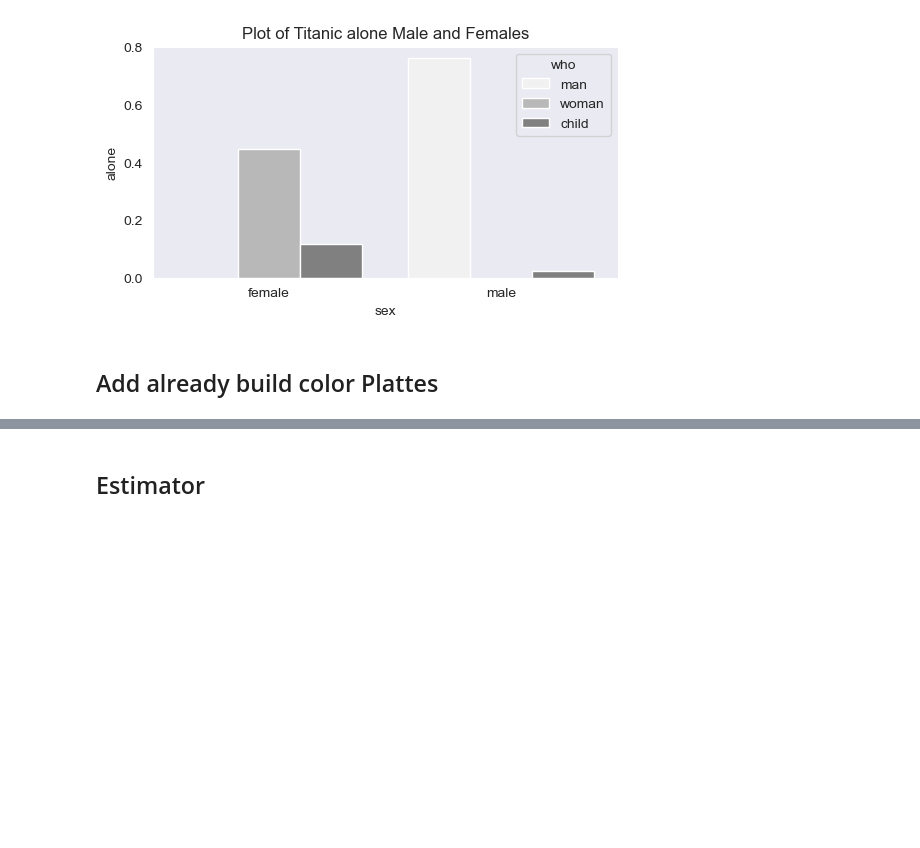
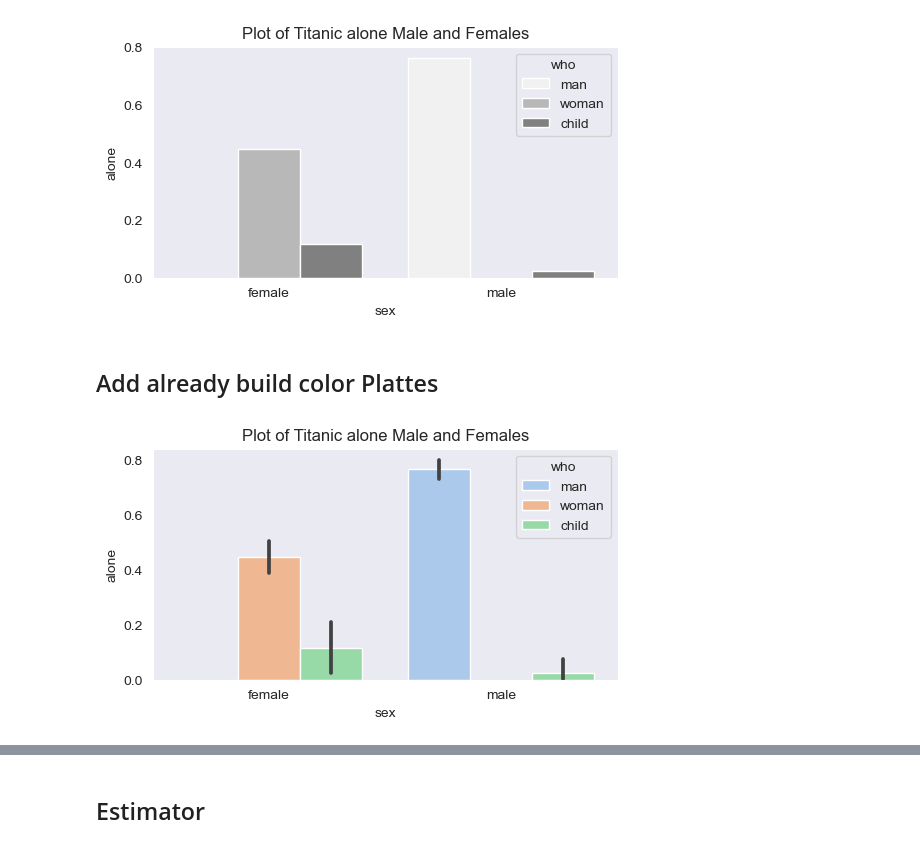
Before and after one commit to M-Aaqib-Arshad/Jupyter-notebook, a Jupyter notebook: Data Visualization/02_BarPlot.ipynb, the cells around one changed output, grey strips where cells are left out. Saved outputs shown, nothing was run; the diff lists cells and outputs as text; code cells hidden in the pictures; blank space fills up the shorter version.

```diff
--- a/Data Visualization/02_BarPlot.ipynb
+++ b/Data Visualization/02_BarPlot.ipynb
@@ -147,6 +148,26 @@ plt.show()
 [figure]
 # %% [markdown]
 ## Add already build color Plattes
+# %%
+# Import Libraries
+import seaborn as sns
+import matplotlib.pyplot as plt
+# sns.set_style(style=None,rc=None)
+
+# Load dataset
+ship = sns.load_dataset('titanic')
+ship
+# Change figure
+plt.figure(figsize=(6,3))
+
+#draw a line plot
+sns.barplot(x="sex",y="alone",hue="who",data=ship,order=["female","male"],
+            color = '#064fc4',palette='pastel')
+plt.title("Plot of Titanic alone Male and Females")
+# sns.set_style("dark")
+plt.show()
+# %% [output]
+[figure, added]
 # %%
 # Import Libraries
 import seaborn as sns
```
Also changed, not shown: parts of 5 cells of this notebook, 5 other files.
